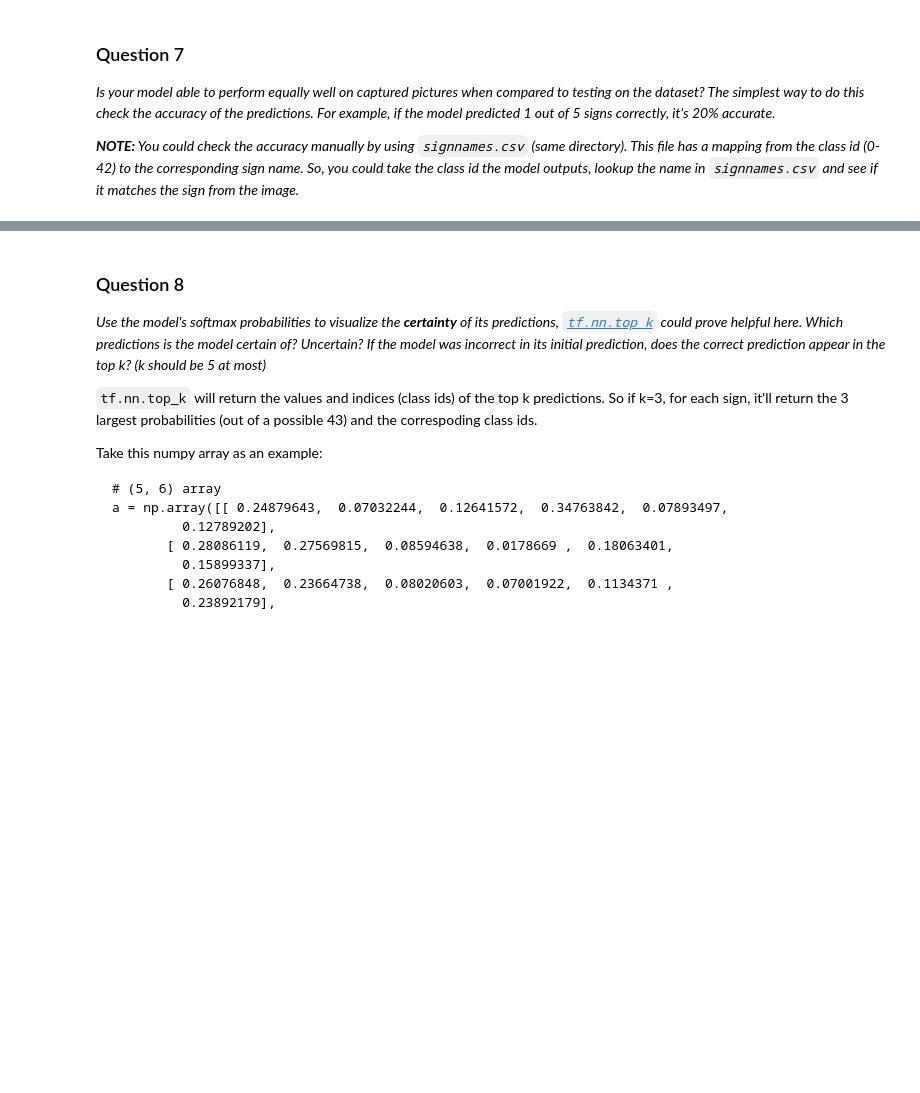
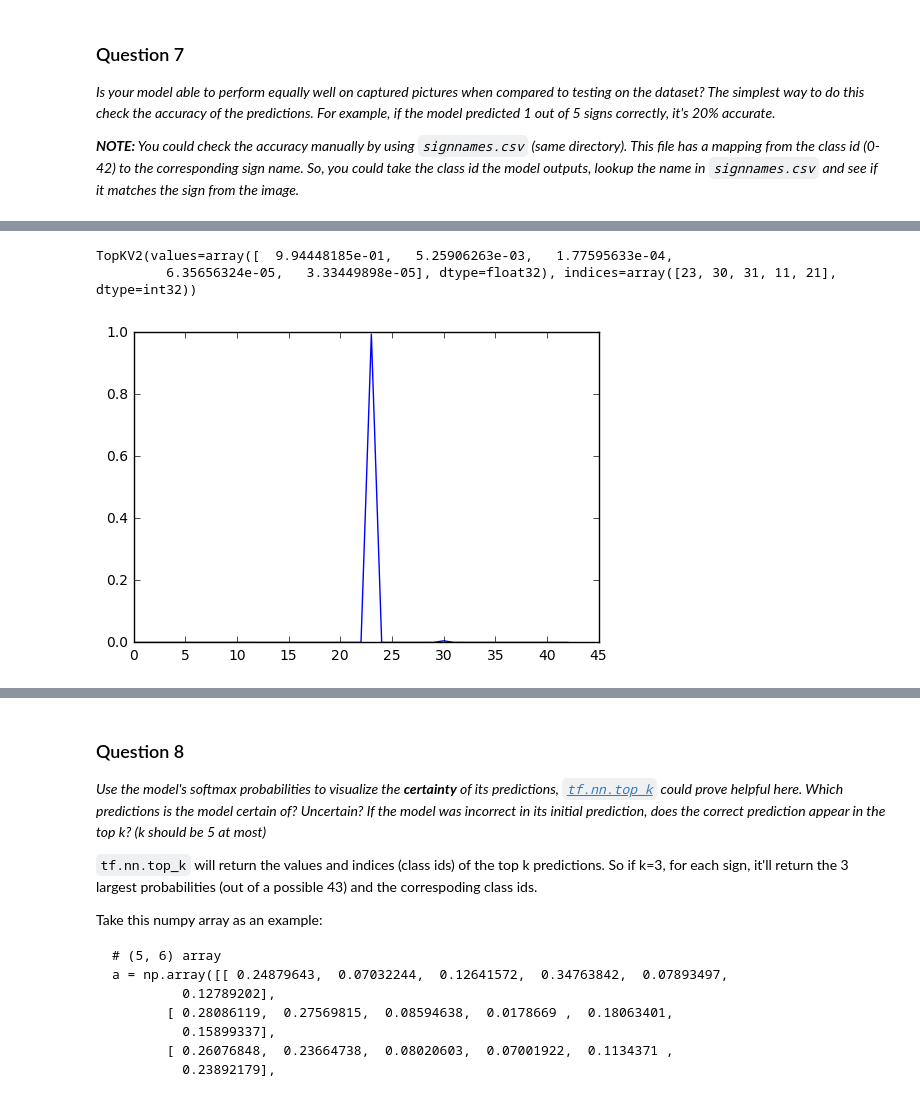
Before and after one commit to romannergachev/CarND-Traffic-Sign-Classifier-Project, a Jupyter notebook: Traffic_Sign_Classifier.ipynb, the cells around one changed output, grey strips where cells are left out. Cells and saved outputs as stored; diff of their text form; code cells hidden in the pictures; blank space fills up the shorter version.

```diff
--- a/Traffic_Sign_Classifier.ipynb
+++ b/Traffic_Sign_Classifier.ipynb
@@ -484,18 +513,13 @@ _**NOTE:** You could check the accuracy manually by using `signnames.csv` (same
 # %%
 ### Visualize the softmax probabilities here.
 ### Feel free to use as many code cells as needed.
-plt.plot(sftmax[0])
-import tensorflow as tf
+plt.plot(sftmax[2])
 with tf.Session() as sess:
     loader = tf.train.import_meta_graph('lenet2.meta')
     loader.restore(sess, tf.train.latest_checkpoint('./'))
-    topk = sess.run(tf.nn.top_k((tf.constant(sftmax[0])), k=5))
-print (topk)
-
-plt.plot(sftmax[8])
-import tensorflow as tf
-with tf.Session() as sess:
-    loader = tf.train.import_meta_graph('lenet2.meta')
-    loader.restore(sess, tf.train.latest_checkpoint('./'))
-    topk = sess.run(tf.nn.top_k((tf.constant(sftmax[8])), k=3))
-print (topk)
+    topK1 = sess.run(tf.nn.top_k((tf.constant(sftmax[2])), k=5))
+print (topK1)
+# %% [output]
+TopKV2(values=array([  9.94448185e-01,   5.25906263e-03,   1.77595633e-04,
+         6.35656324e-05,   3.33449898e-05], dtype=float32), indices=array([23, 30, 31, 11, 21], dtype=int32))
+[figure, added]
```
Also changed, not shown: parts of 17 cells of this notebook.
